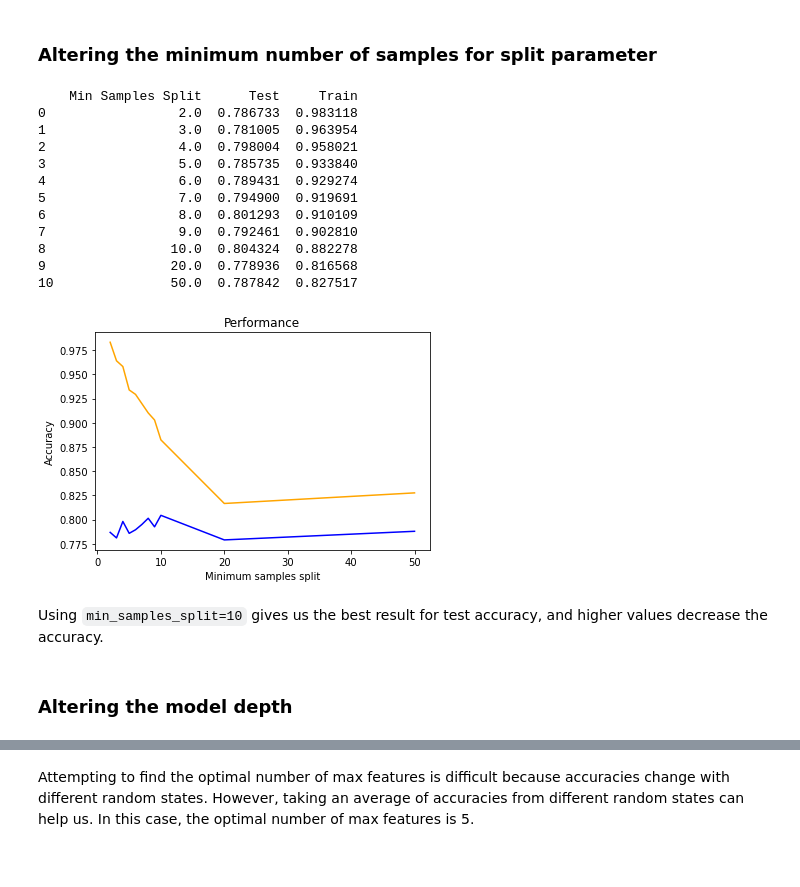
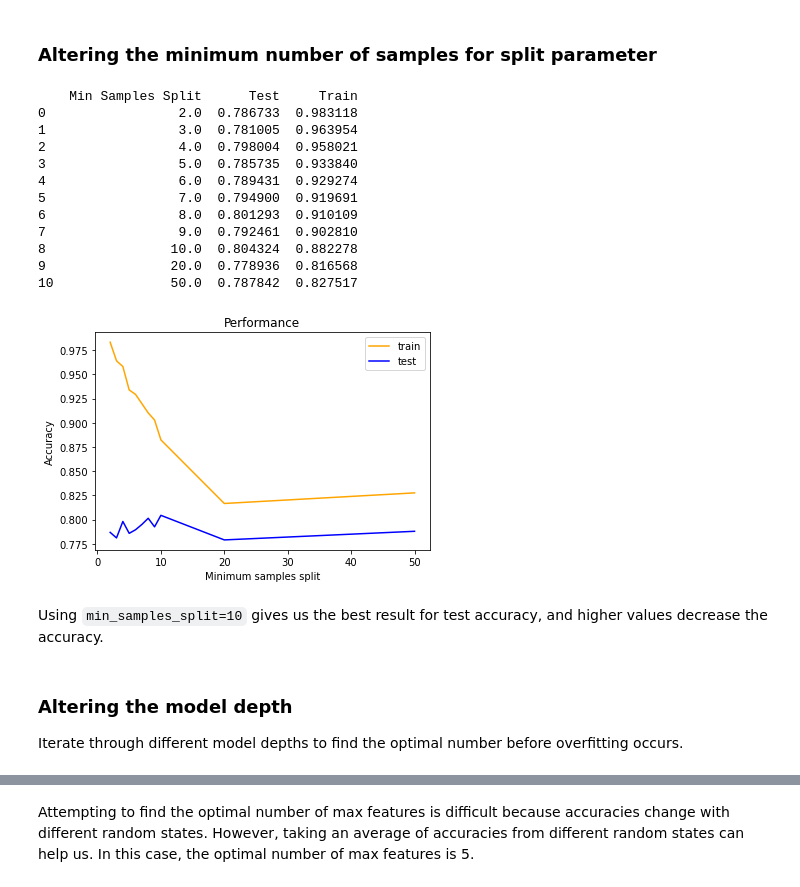
Before and after one commit to serencha/data-science-portfolio, a Jupyter notebook: kaggle-titanic/KaggleTitanic.ipynb, the cells around one changed output, grey strips where cells are left out. Drawn from its saved outputs; the diff is of its cells as text; code cells hidden in the pictures.

```diff
--- a/kaggle-titanic/KaggleTitanic.ipynb
+++ b/kaggle-titanic/KaggleTitanic.ipynb
@@ -109,8 +117,10 @@ test shape: (535, 16)
 # %%
 features = [c for c in df.columns if c not in ["Survived", "Ticket", "Name", "PassengerId"]]
 print(features)
+print(f"Number of Features: {len(features)}")
 
-print(f"Number of Features: {len(features)}")
+
+# Make functions that will be helpful for later testing
 
 def fit_test_model(model):
     '''
@@ -131,6 +141,16 @@ def fit_test_model(model):
     test_accuracy = balanced_accuracy_score(test.Survived, predictions)
 
     return train_accuracy, test_accuracy
+
+
+def plot_accuracy(x, test_y, train_y, xlabel="", ylabel="", title=""):
+    plt.xlabel(xlabel)
+    plt.ylabel(ylabel)
+    plt.title(title)
+    plt.plot(x, train_y, label="train", color="orange")
+    plt.plot(x, test_y, label="test", color="blue")
+    plt.legend()
+    plt.show()
 # %% [output]
 ['Sex', 'Age', 'SibSp', 'Parch', 'Fare', 'Cabin', 'Embarked_C', 'Embarked_Q', 'Embarked_S', 'Pclass_1', 'Pclass_2', 'Pclass_3']
 Number of Features: 12
@@ -139,5 +159,5 @@ Number of Features: 12
 # %%
-n_estimators = [x for x in range(10, 101, 10)]
+n_estimators = [x for x in range(10, 81, 5)]
 
 # Train our models and report their performance
 train_accuracies = []
@@ -162,10 +182,6 @@ n_estimator_accuracy = pd.DataFrame(
 print(n_estimator_accuracy)
 
 # Plot results
-plt.xlabel('Number of Trees')
-plt.ylabel('Accuracy')
-plt.title("Performance X number of trees")
-plt.plot(n_estimators, test_accuracies, color="blue")
-plt.plot(n_estimators, train_accuracies, color="orange")
-plt.show()
+plot_accuracy(n_estimators, test_accuracies, train_accuracies,
+                'Number of Trees', 'Accuracy', 'Performance X Number of Trees')
 # %% [output]
@@ -189,8 +210,7 @@ Using n_estimators=40 results in the highest test accuracy before overfitting oc
 min_samples_split = [2, 3, 4, 5, 6, 7, 8, 9, 10, 20, 50]
 
 # Train our models and report their performance
-train_accuracies = []
-test_accuracies = []
+train_accuracies, test_accuracies = ([] for i in range(2))
 
 for min_samples in min_samples_split:
     # Prepare the model
@@ -199,44 +219,42 @@ for min_samples in min_samples_split:
                                 random_state=2,
                                 verbose=False)
 
     # Train and test the result
     train_accuracy, test_accuracy = fit_test_model(rf)
 
     # Save the results
     test_accuracies.append(test_accuracy)
     train_accuracies.append(train_accuracy)
 
 
 min_samples_accuracy = pd.DataFrame(
                     np.column_stack([min_samples_split, test_accuracies, train_accuracies]),
                     columns=['Min Samples Split', 'Test', 'Train'])
 print(min_samples_accuracy)
 
 # Plot results
-plt.xlabel('Minimum samples split')
-plt.ylabel('Accuracy')
-plt.title("Performance")
-plt.plot(min_samples_split, test_accuracies, color="blue")
-plt.plot(min_samples_split, train_accuracies, color="orange")
-plt.show()
+plot_accuracy(min_samples_split, test_accuracies, train_accuracies,
+                'Minimum samples split', 'Accuracy', 'Performance')
 # %% [output]
     Min Samples Split      Test     Train
 0                 2.0  0.786733  0.983118
 1                 3.0  0.781005  0.963954
 2                 4.0  0.798004  0.958021
 3                 5.0  0.785735  0.933840
 4                 6.0  0.789431  0.929274
 5                 7.0  0.794900  0.919691
 6                 8.0  0.801293  0.910109
 7                 9.0  0.792461  0.902810
 8                10.0  0.804324  0.882278
 9                20.0  0.778936  0.816568
 10               50.0  0.787842  0.827517
-[figure, old version]
+[figure, new version]
 # %% [markdown]
 Using  `min_samples_split=10`  gives us the best result for test accuracy, and higher values decrease the accuracy.
 # %% [markdown]
 ### Altering the model depth
+
+Iterate through different model depths to find the optimal number before overfitting occurs.
 # %%
 max_depths = [x for x in range(1, 21)]
 
```
Also changed, not shown: parts of 15 cells of this notebook.
